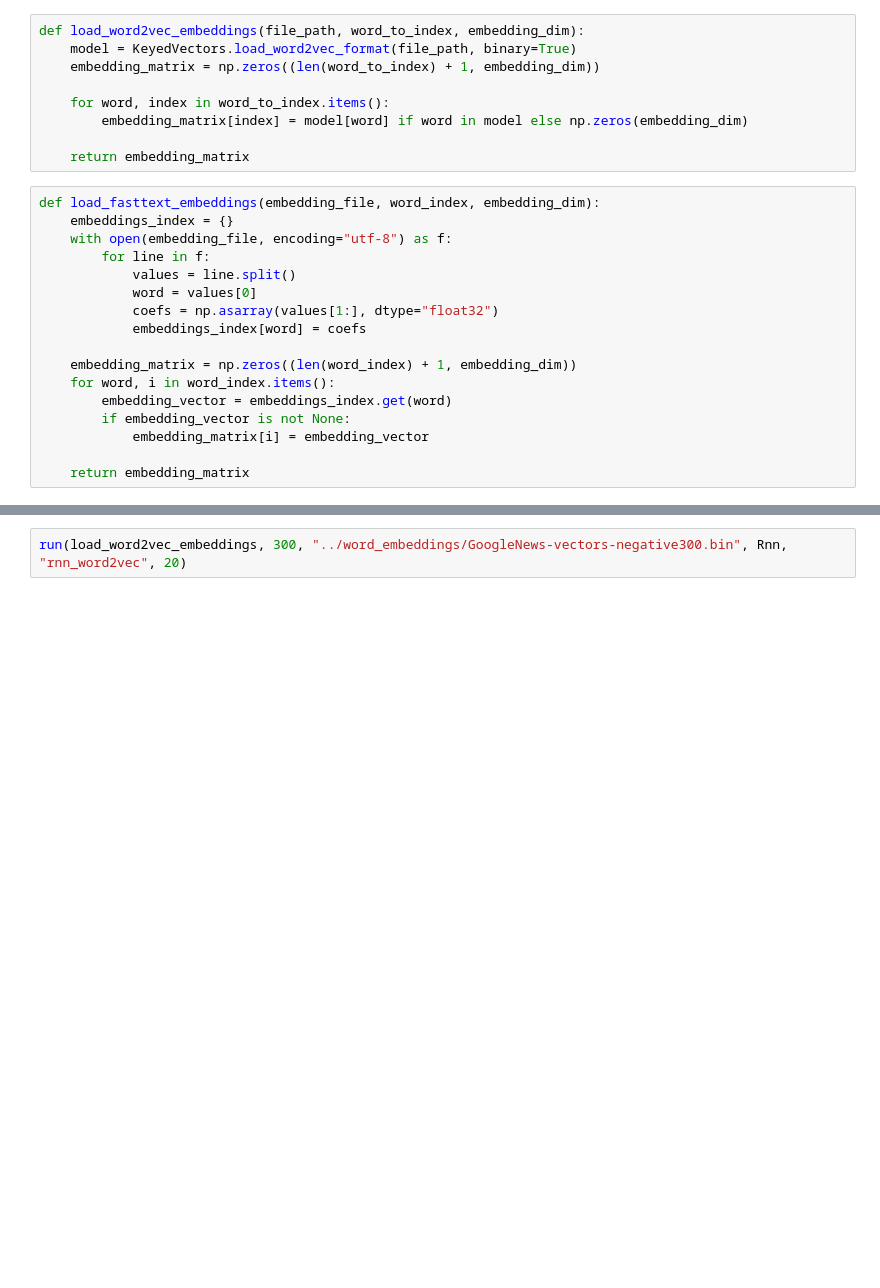
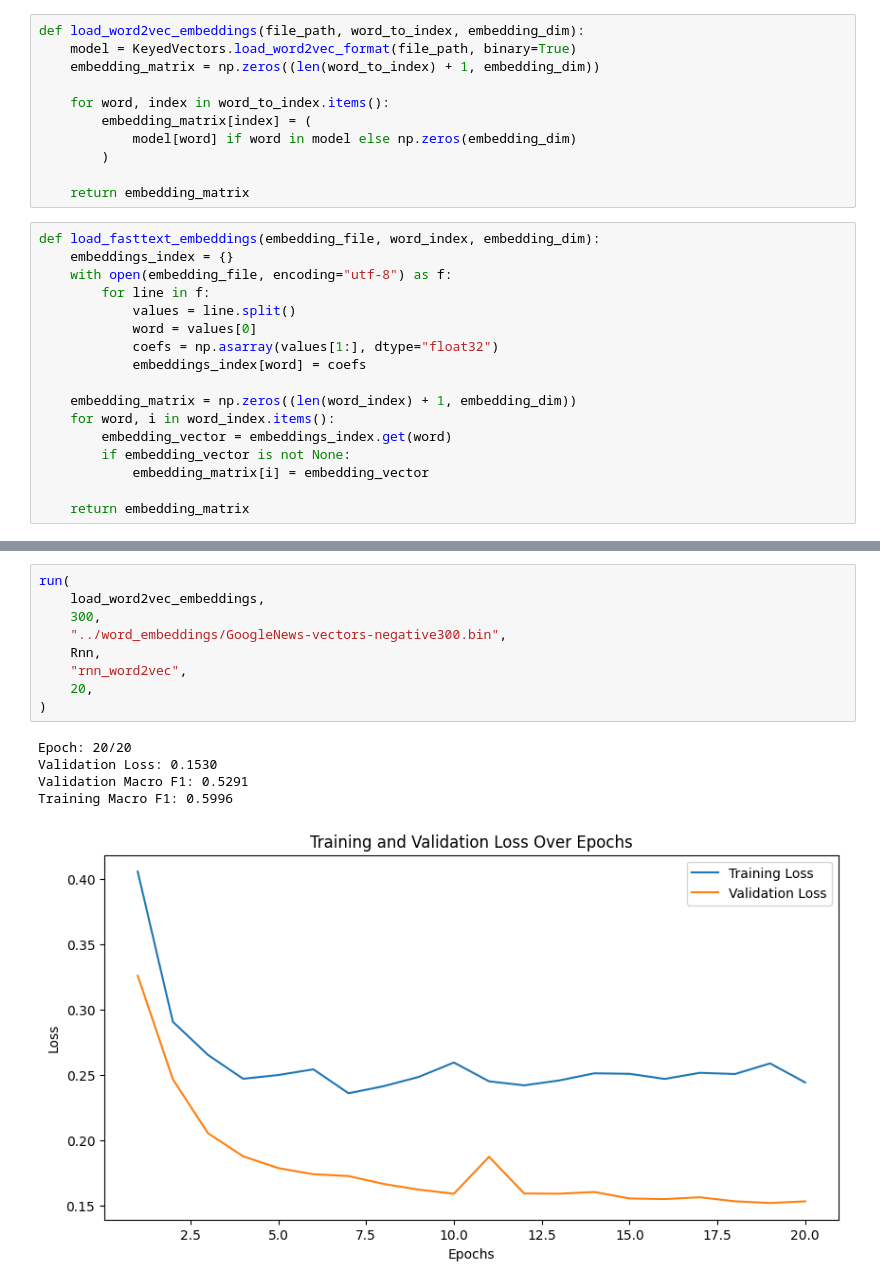
Before and after one commit to hyouteki/lanat, a Jupyter notebook: bio_encoding/dataset_1/models.ipynb, the cells around one changed output, grey strips where cells are left out. Cells and saved outputs as stored; diff of their text form; blank space fills up the shorter version.

Commit message:
added output.py and some model results

```diff
--- a/bio_encoding/dataset_1/models.ipynb
+++ b/bio_encoding/dataset_1/models.ipynb
@@ -30,7 +30,9 @@ def load_word2vec_embeddings(file_path, word_to_index, embedding_dim):
     embedding_matrix = np.zeros((len(word_to_index) + 1, embedding_dim))
 
     for word, index in word_to_index.items():
-        embedding_matrix[index] = model[word] if word in model else np.zeros(embedding_dim)
+        embedding_matrix[index] = (
+            model[word] if word in model else np.zeros(embedding_dim)
+        )
 
     return embedding_matrix
 # %%
@@ -96,2 +150,15 @@ run(load_glove_embeddings, 100, "../word_embeddings/glove.6B.100d.txt", Rnn, "rn
 # %%
-run(load_word2vec_embeddings, 300, "../word_embeddings/GoogleNews-vectors-negative300.bin", Rnn, "rnn_word2vec", 20)
+run(
+    load_word2vec_embeddings,
+    300,
+    "../word_embeddings/GoogleNews-vectors-negative300.bin",
+    Rnn,
+    "rnn_word2vec",
+    20,
+)
+# %% [output]
+Epoch: 20/20
+Validation Loss: 0.1530
+Validation Macro F1: 0.5291
+Training Macro F1: 0.5996
+[figure, added]
```
Also changed, not shown: parts of 17 cells of this notebook, 20 other files.
